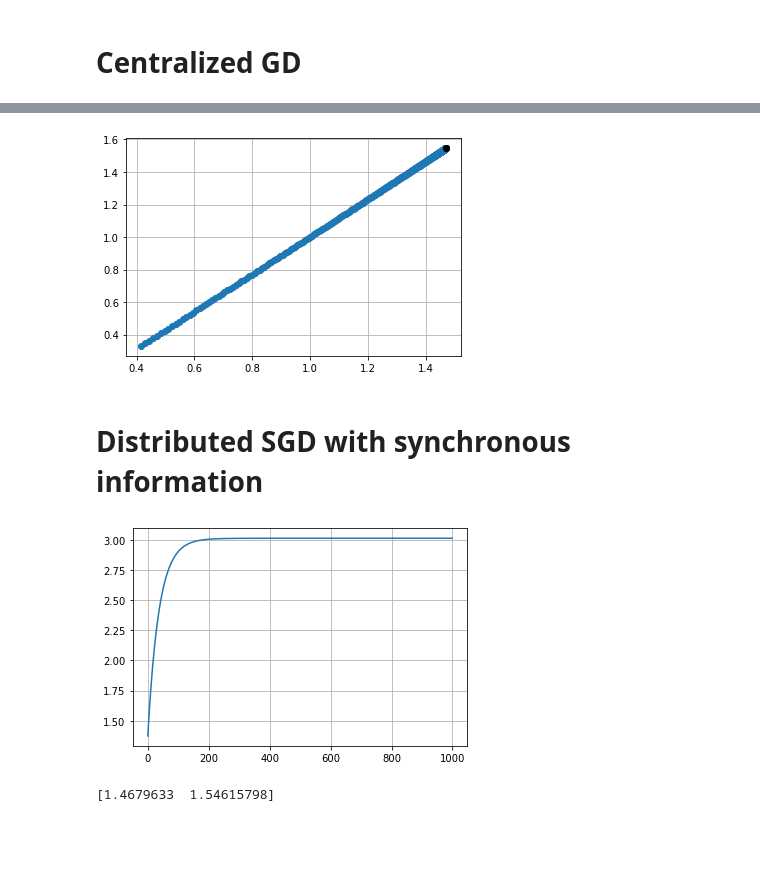
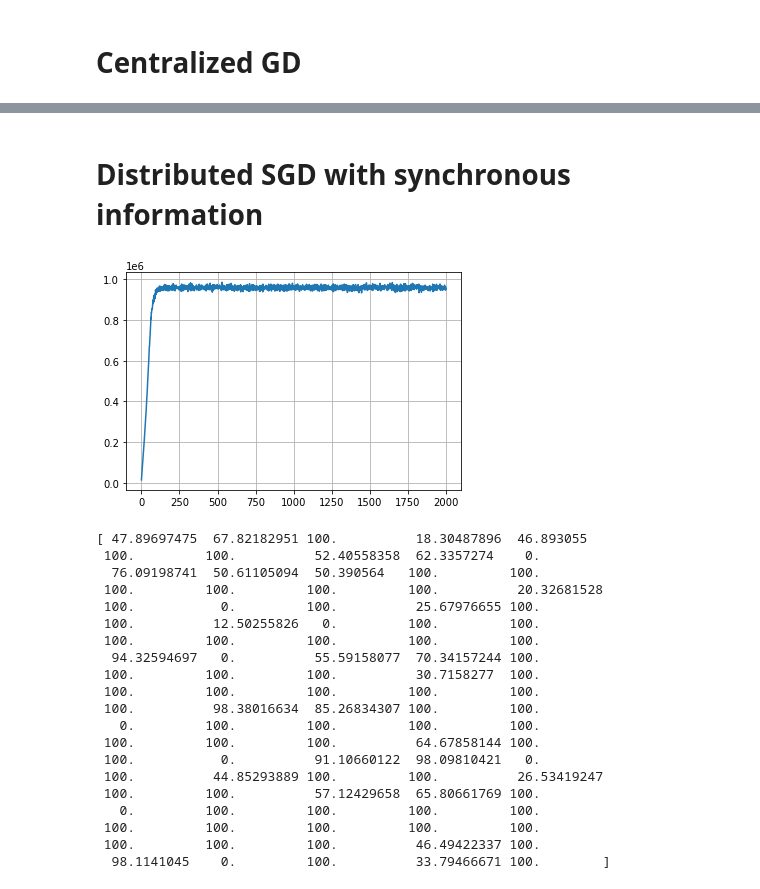
Before and after one commit to evanjfaulkner/Distributed-Opt, a Jupyter notebook: distributed_bertrand.ipynb, the cells around one changed output, grey strips where cells are left out. Drawn from its saved outputs; the diff is of its cells as text; code cells hidden in the pictures; blank space fills up the shorter version.

```diff
--- a/distributed_bertrand.ipynb
+++ b/distributed_bertrand.ipynb
@@ -20,8 +20,8 @@ $$D_i(x_i,x_{-i},\xi) = \xi + \theta^\top x$$
 # %% [markdown]
 # Generate Communication Network
 # %%
-n = 2  # Number of nodes
-n_i = n  # Number of informed nodes
+n = 100  # Number of nodes
+n_i = 5  # Number of informed nodes
 
 N_i = np.random.choice(n, size=n_i)  # Randomly select n_i informed nodes
 N = np.zeros(n, dtype=bool)  # Set of n nodes, initialized to False (uninformed)
@@ -29,11 +29,11 @@ N[N_i] = True  # Set informed node indices to True (informed)
 
 G = nx.path_graph(n)  # Generate line graph from the nodes in N
 
-informed_dict = {}  # generate dictionary to add informed status as attribute to each node
+attribute_dict = {}  # generate dictionary to add informed status as attribute to each node
 for node in G.nodes:
-    informed_dict[node] = {'informed': N[node]}
+    attribute_dict[node] = {'informed': N[node], 'xi': np.random.randn(1)}
 
-nx.set_node_attributes(G, informed_dict)  # set attributes for each node
+nx.set_node_attributes(G, attribute_dict)  # set attributes for each node
 # %%
 nx.draw_spectral(G)
 # %% [output]
@@ -70,10 +81,11 @@ step = 1e-2  # Step size
 p_max = n  # Set maximum price
 rev = []
 x_hist = []
-iterations = 1000
+iterations = 2000
 
 # Run centralized GD
 for i in trange(iterations):
+    xi = n+np.random.randn(1)
     rev.append(total_revenue(x,theta,xi))
     x_hist.append(x.copy())
     x += step*grad_revenue(x,theta,xi)
@@ -96,41 +124,59 @@ if n==2:
     plt.scatter(x_hist[-1,0],x_hist[-1,1],c='k',zorder=10)
     plt.grid()
     plt.show()
-# %% [output]
-[figure, removed]
 # %% [markdown]
 # Distributed SGD with synchronous information
 # %%
 P = nx.laplacian_matrix(G).toarray()
 P = np.eye(n) - (1/(1+np.max(np.diagonal(P))))*P  # Define doubly stochastic mixing matrix from Laplacian
 
 X = np.random.rand(n,n)
 
 step = 1e-2  # Step size
 p_max = n  # Set maximum price
-rev = []
+rev_cent = []
 x_hist = []
-iterations = 1000
+iterations = 2000
 
 for i in trange(iterations):
+    xi = n+np.random.randn(1)
     x_hist.append(X.copy().T)
     X = np.dot(P,X)
     temp = []
     for j in range(n):
         X[j] += step*grad_revenue(X[j],theta,xi)
         temp.append(total_revenue(X[j],theta,xi))
-    rev.append(sum(temp)/len(temp))
+    rev_cent.append(sum(temp)/len(temp))
     X = np.clip(X,0,p_max)
 
 plt.figure()
-plt.plot(rev)
+plt.plot(rev_cent)
 plt.grid()
 plt.show()
 
 print(np.mean(X,axis=0))
 # %% [output]
-[figure, old version]
+[figure, new version]
-[1.4679633  1.54615798]
+[ 47.89697475  67.82182951 100.          18.30487896  46.893055
+ 100.         100.          52.40558358  62.3357274    0.
+  76.09198741  50.61105094  50.390564   100.         100.
+ 100.         100.         100.         100.          20.32681528
+ 100.           0.         100.          25.67976655 100.
+ 100.          12.50255826   0.         100.         100.
+ 100.         100.         100.         100.         100.
+  94.32594697   0.          55.59158077  70.34157244 100.
+ 100.         100.         100.          30.7158277  100.
+ 100.         100.         100.         100.         100.
+ 100.          98.38016634  85.26834307 100.         100.
+   0.         100.         100.         100.         100.
+ 100.         100.         100.          64.67858144 100.
+ 100.           0.          91.10660122  98.09810421   0.
+ 100.          44.85293889 100.         100.          26.53419247
+ 100.         100.          57.12429658  65.80661769 100.
+   0.         100.         100.         100.         100.
+ 100.         100.         100.         100.         100.
+ 100.         100.         100.          46.49422337 100.
+  98.1141045    0.         100.          33.79466671 100.        ]
 # %%
 if n==2:
     x_hist = np.array(x_hist)
```
Also changed, not shown: parts of 14 cells of this notebook.
